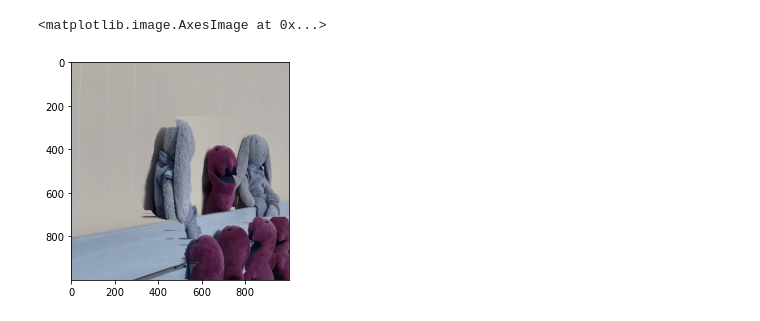
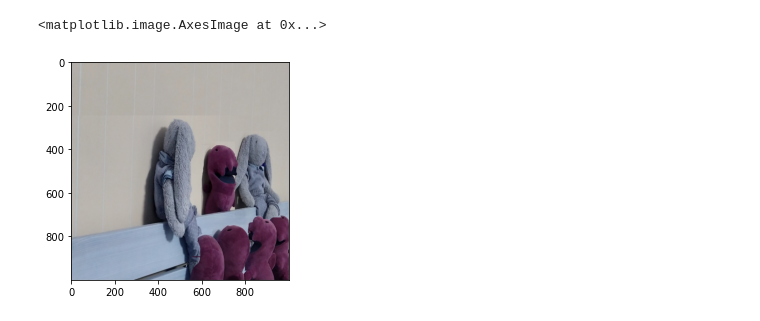
Before and after one commit to anastasiagrabovets/computer-vision, a Jupyter notebook: hw4/demo.ipynb, the cells around one changed output. Drawn from its saved outputs; the diff is of its cells as text; code cells hidden in the pictures.

```diff
--- a/hw4/demo.ipynb
+++ b/hw4/demo.ipynb
@@ -17,8 +17,8 @@ mask5 = cv2.imread("imgs/mask_05.png")
 images = np.array([image1, image2, image3, image4, image5])/255
 masks = np.array([mask1[:,:,0], mask2[:,:,0], mask3[:,:,0], mask4[:,:,0], mask5[:,:,0]])/255
 # %%
-final_image = graph_model.create_final_image(images, masks, 1, 0.1)
+final_image = graph_model.create_final_image(images, masks, 1, 0.01)
 plt.imshow(final_image)
 # %% [output]
 <matplotlib.image.AxesImage at 0x...>
-[figure, old version]
+[figure, new version]
```
